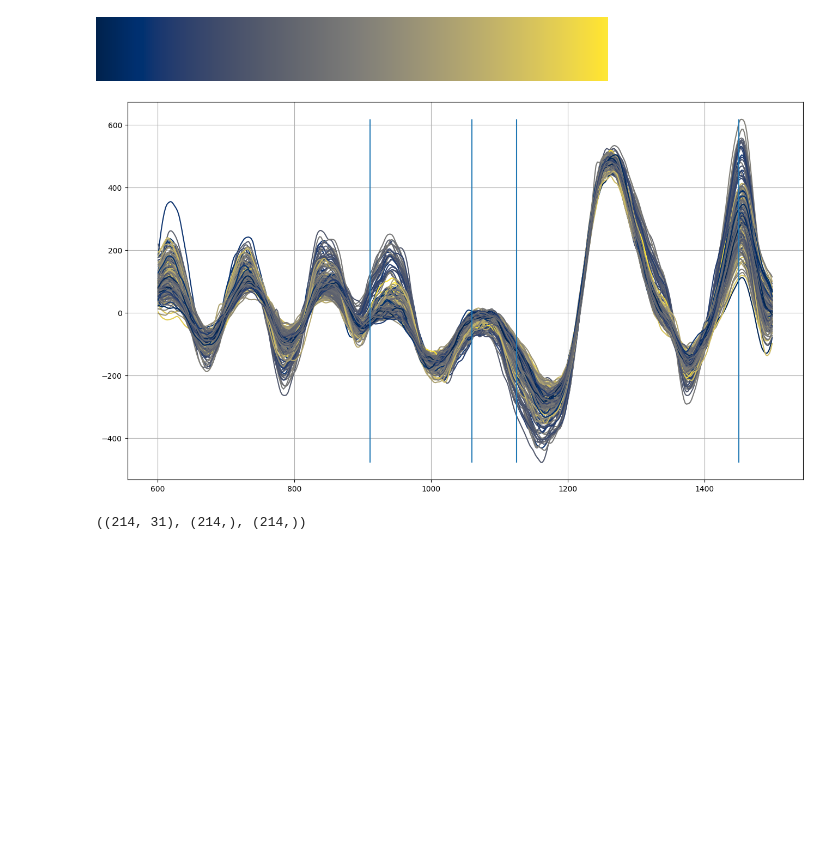
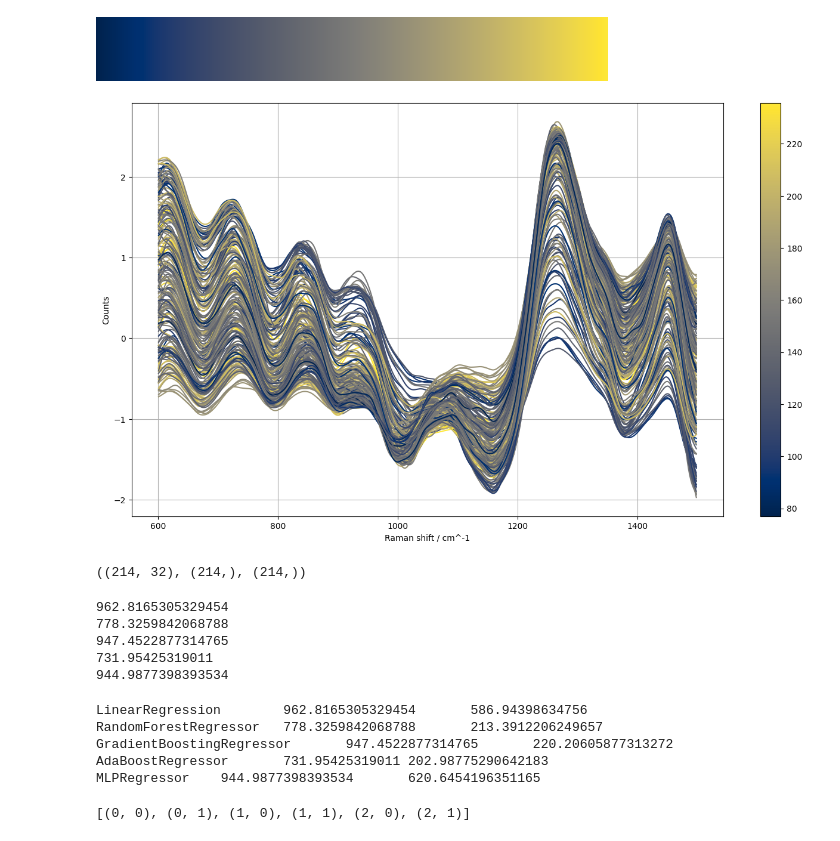
Before and after one commit to fizzyf0xy/Raman, a Jupyter notebook: python/20240327_pilot/ayalysis.ipynb, the cells around one changed output. Cells and saved outputs as stored; diff of their text form; code cells hidden in the pictures; blank space fills up the shorter version.

```diff
--- a/python/20240327_pilot/ayalysis.ipynb
+++ b/python/20240327_pilot/ayalysis.ipynb
@@ -242,42 +244,52 @@ def preprocessing_3(y:np.array) -> np.array:
     y = butter_lowpass_filter(data=y, normal_cutoff=0.1, order=1)
     # y = butter_highpass_filter(data=y, normal_cutoff=0.01, order=1)
     return y
+
+def preprocessing_4(y:np.array) -> np.array:
+    y = despike(y, window_size=25)
+    y = standardized(y)
+    # bl = baseline(y, deg=4)
+    # y = y - bl
+    y = butter_lowpass_filter(data=y, normal_cutoff=0.1, order=2)
+    return y
 # %%
 fig,ax = plt.subplots(figsize=(16,9))
 ymin = np.inf
 ymax = -1 * np.inf
 ymin_1125 = np.inf
 ymax_1125 = -1 * np.inf
 for subj_id, data in zip(subj_ids, datas):
     features = []
     for index,row in data.iterrows():
         glucose = row.glucose
         prefix = row.prefix
         x = row.spectrum[:,0].copy()
         y = row.spectrum[:,1].copy()
 
-        y = preprocessing_3(y)
+        y = preprocessing_4(y)
 
         # y = preprocessing_2(y)
 
         color = cMap.to_rgba(glucose)
         ax.plot(x,y, c=color)
         if y.max() > ymax: ymax = y.max()
         if y.min() < ymin: ymin = y.min()
         features.append(y.copy())
     data['feature'] = features
 
-
-ax.vlines(x=911, ymax=ymax, ymin=ymin)
-ax.vlines(x=1060, ymax=ymax, ymin=ymin)
-ax.vlines(x=1125, ymax=ymax, ymin=ymin)
-# ax.vlines(x=1265, ymax=ymax, ymin=ymin)
-ax.vlines(x=1450, ymax=ymax, ymin=ymin)
+fig.colorbar(cMap, ax=ax)
+ax.set_xlabel('Raman shift / cm^-1')
+ax.set_ylabel('Counts')
+# ax.vlines(x=911, ymax=ymax, ymin=ymin)
+# ax.vlines(x=1060, ymax=ymax, ymin=ymin)
+# ax.vlines(x=1125, ymax=ymax, ymin=ymin)
+# # ax.vlines(x=1265, ymax=ymax, ymin=ymin)
+# ax.vlines(x=1450, ymax=ymax, ymin=ymin)
 
 ax.grid()
 plt.show()
 # %% [output]
-[figure, old version]
+[figure, new version]
 # %%
 from sklearn.linear_model import LinearRegression
 from sklearn.ensemble import RandomForestRegressor, GradientBoostingRegressor, AdaBoostRegressor
@@ -299,7 +312,9 @@ for subj_id, data in zip(subj_ids, datas):
     protien = feature[:, (x > 1440) & (x < 1460)]
     # sugar = feature[:, (x > 1120) & (x < 1130)].mean(axis=1).reshape(n,-1)
     sugar = feature[:, (x > 1120) & (x < 1130)]
-    temp = np.hstack([sugar, protien, y_911, y_1060])
+    ratio = (sugar.mean(axis=1) / protien.mean(axis=1)).reshape(n,-1)
+    temp = np.hstack([sugar, protien, y_911, y_1060, ratio])
+    # print(temp.shape)
     X.append(temp)
     y.append(data.glucose.values)
     if(subj_id in ['s1','s2','s3','s4','s5']):
@@ -311,5 +326,5 @@ y = np.hstack(y)
 groups = np.hstack(groups)
 X.shape, y.shape, groups.shape
 # %% [output]
-((214, 31), (214,), (214,))
+((214, 32), (214,), (214,))
 # %%
@@ -341 +360,37 @@ for train, test in split.split(X):
+# %%
+models = [LinearRegression,
+            RandomForestRegressor,
+            GradientBoostingRegressor,
+            AdaBoostRegressor,
+            'mlp']
+best_models = []
+best_errors = []
+stds = []
+for model in models:
+    best_model, best_error, std = train(model)
+    print(best_error)
+    best_models.append(best_model)
+    best_errors.append(best_error)
+    stds.append(std)
+# %% [output]
+962.8165305329454
+778.3259842068788
+947.4522877314765
+731.95425319011
+944.9877398393534
+# %%
+model_names = ['LinearRegression','RandomForestRegressor','GradientBoostingRegressor',"AdaBoostRegressor",'MLPRegressor']
+for model_name, best_error, best_model, std in zip(model_names, best_errors, best_models, stds):
+    print(model_name, best_error, std, sep='\t')
+# %% [output]
+LinearRegression        962.8165305329454       586.94398634756
+RandomForestRegressor   778.3259842068788       213.3912206249657
+GradientBoostingRegressor       947.4522877314765       220.20605877313272
+AdaBoostRegressor       731.95425319011 202.98775290642183
+MLPRegressor    944.9877398393534       620.6454196351165
+# %%
+from itertools import product
+list(product([0,1,2],[0,1]))
+# %% [output]
+[(0, 0), (0, 1), (1, 0), (1, 1), (2, 0), (2, 1)]
 # %%
```
Also changed, not shown: parts of 5 cells of this notebook.
